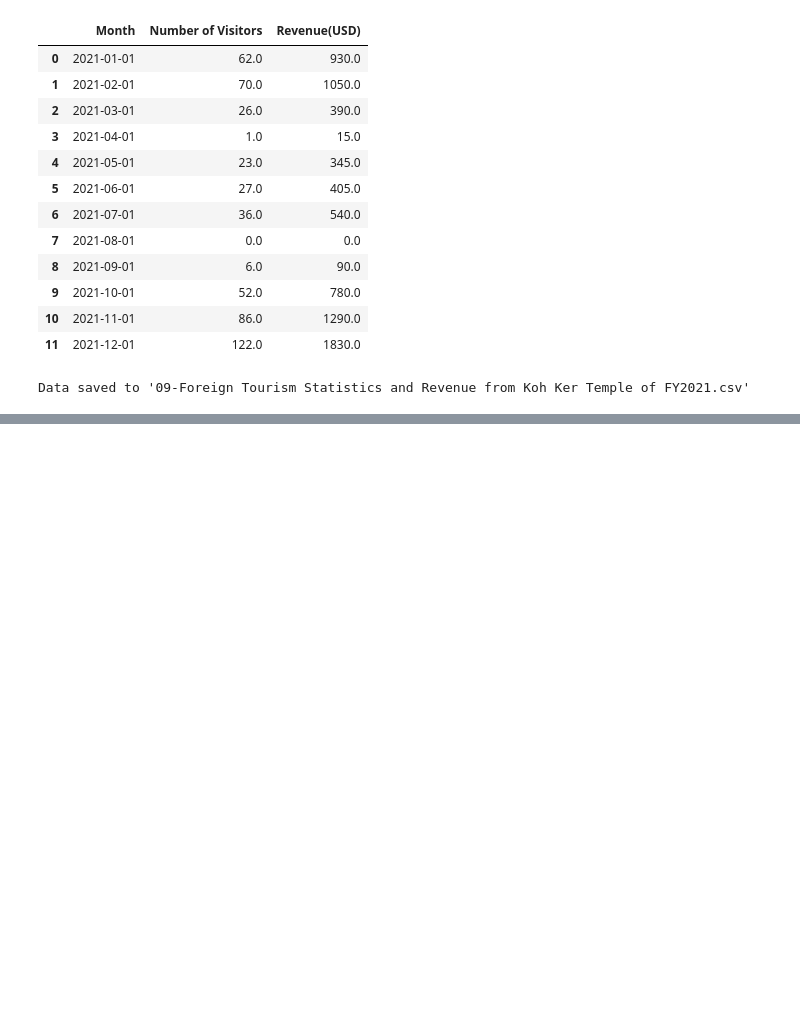
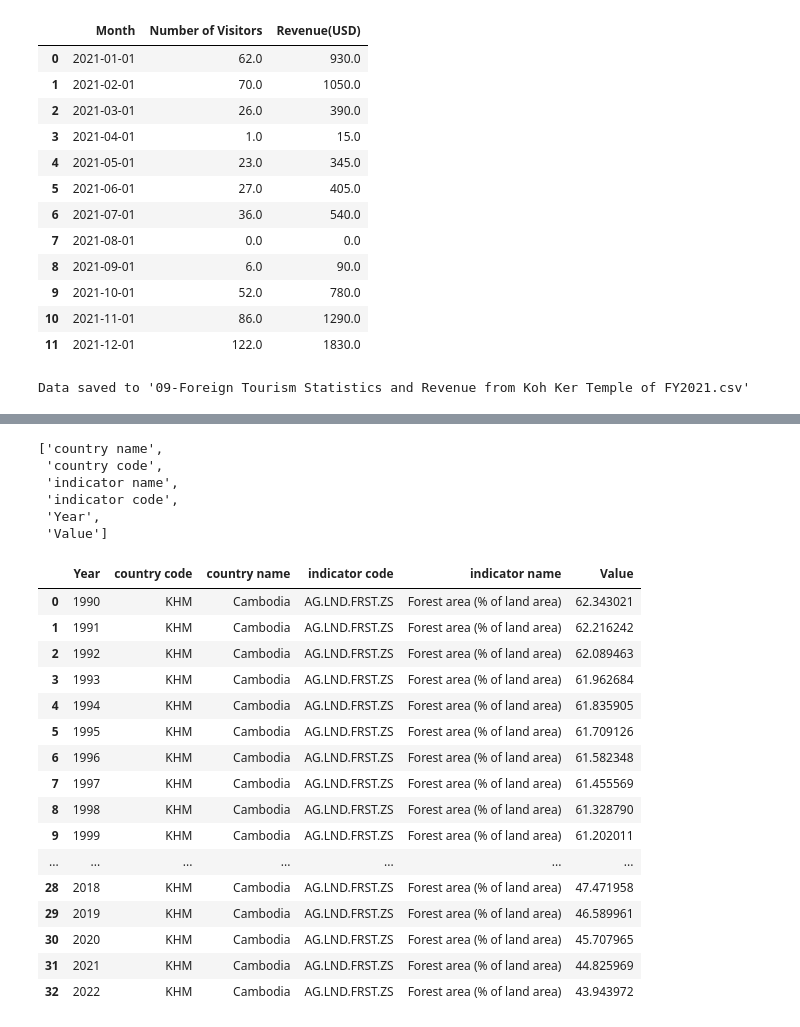
Before and after one commit to KrySenghort/Data-Cleaning-Data-EF, a Jupyter notebook: Code-02.ipynb, the cells around one changed output, grey strips where cells are left out. Saved outputs shown, nothing was run; the diff lists cells and outputs as text; code cells hidden in the pictures; blank space fills up the shorter version.

```diff
--- a/Code-02.ipynb
+++ b/Code-02.ipynb
@@ -362,0 +640,37 @@ Data saved to '09-Foreign Tourism Statistics and Revenue from Koh Ker Temple of
+# %%
+df_long.columns.tolist()
+# %% [output]
+['country name',
+ 'country code',
+ 'indicator name',
+ 'indicator code',
+ 'Year',
+ 'Value']
+# %%
+df_long = df_long[[
+    'Year',
+    'country code',
+    'country name',
+    'indicator code',
+    'indicator name',
+    'Value'
+]]
+df_long
+# %% [output]
+|  | Year | country code | country name | indicator code | indicator name | Value |
+| 0 | 1990 | KHM | Cambodia | AG.LND.FRST.ZS | Forest area (% of land area) | 62.343021 |
+| 1 | 1991 | KHM | Cambodia | AG.LND.FRST.ZS | Forest area (% of land area) | 62.216242 |
+| 2 | 1992 | KHM | Cambodia | AG.LND.FRST.ZS | Forest area (% of land area) | 62.089463 |
+| 3 | 1993 | KHM | Cambodia | AG.LND.FRST.ZS | Forest area (% of land area) | 61.962684 |
+| 4 | 1994 | KHM | Cambodia | AG.LND.FRST.ZS | Forest area (% of land area) | 61.835905 |
+| 5 | 1995 | KHM | Cambodia | AG.LND.FRST.ZS | Forest area (% of land area) | 61.709126 |
+| 6 | 1996 | KHM | Cambodia | AG.LND.FRST.ZS | Forest area (% of land area) | 61.582348 |
+| 7 | 1997 | KHM | Cambodia | AG.LND.FRST.ZS | Forest area (% of land area) | 61.455569 |
+| 8 | 1998 | KHM | Cambodia | AG.LND.FRST.ZS | Forest area (% of land area) | 61.328790 |
+| 9 | 1999 | KHM | Cambodia | AG.LND.FRST.ZS | Forest area (% of land area) | 61.202011 |
+| ... | ... | ... | ... | ... | ... | ... |
+| 28 | 2018 | KHM | Cambodia | AG.LND.FRST.ZS | Forest area (% of land area) | 47.471958 |
+| 29 | 2019 | KHM | Cambodia | AG.LND.FRST.ZS | Forest area (% of land area) | 46.589961 |
+| 30 | 2020 | KHM | Cambodia | AG.LND.FRST.ZS | Forest area (% of land area) | 45.707965 |
+| 31 | 2021 | KHM | Cambodia | AG.LND.FRST.ZS | Forest area (% of land area) | 44.825969 |
+| 32 | 2022 | KHM | Cambodia | AG.LND.FRST.ZS | Forest area (% of land area) | 43.943972 |
```
Also changed, not shown: parts of 8 cells of this notebook, 6 other files.
